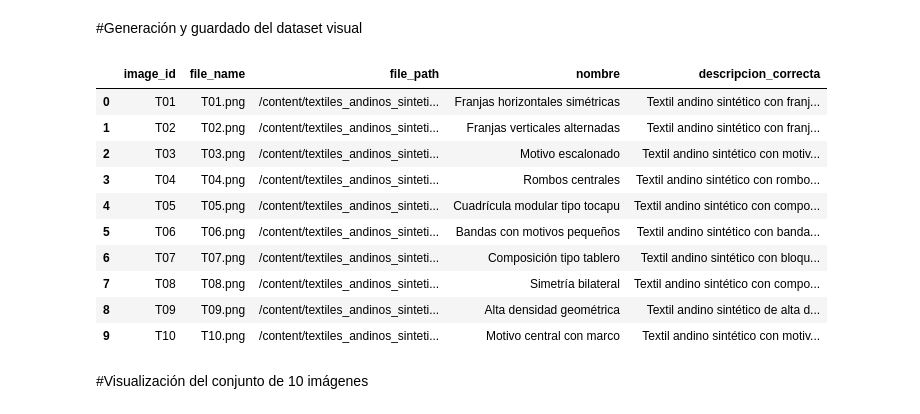
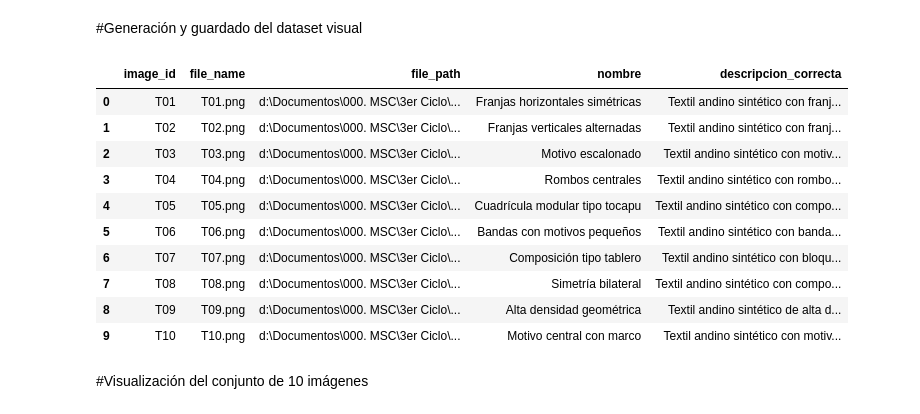
Before and after one commit to hsancheza90-art/mcc225-albef-textiles-andinos, a Jupyter notebook: notebooks/01_albef_openclip_textiles_retrieval.ipynb, the cells around one changed output. Drawn from its saved outputs; the diff is of its cells as text; code cells hidden in the pictures.

```diff
--- a/notebooks/01_albef_openclip_textiles_retrieval.ipynb
+++ b/notebooks/01_albef_openclip_textiles_retrieval.ipynb
@@ -351,44 +507,44 @@ generators = {
     "T06": make_T06,
     "T07": make_T07,
     "T08": make_T08,
     "T09": make_T09,
     "T10": make_T10,
 }
 
 records = []
 
 for item in dataset_specs:
     img_id = item["id"]
     nombre = item["nombre"]
     desc = item["desc"]
 
     img = generators[img_id]()
     fname = f"{img_id}.png"
-    fpath = os.path.join(IMG_DIR, fname)
+    fpath = os.path.join(IMAGES_DIR, fname)
     img.save(fpath)
 
     records.append({
         "image_id": img_id,
         "file_name": fname,
         "file_path": fpath,
         "nombre": nombre,
         "descripcion_correcta": desc
     })
 
 df = pd.DataFrame(records)
 df
 # %% [output]
 |  | image_id | file_name | file_path | nombre | descripcion_correcta |
-| 0 | T01 | T01.png | /content/textiles_andinos_sinteti... | Franjas horizontales simétricas | Textil andino sintético con franj... |
-| 1 | T02 | T02.png | /content/textiles_andinos_sinteti... | Franjas verticales alternadas | Textil andino sintético con franj... |
-| 2 | T03 | T03.png | /content/textiles_andinos_sinteti... | Motivo escalonado | Textil andino sintético con motiv... |
-| 3 | T04 | T04.png | /content/textiles_andinos_sinteti... | Rombos centrales | Textil andino sintético con rombo... |
-| 4 | T05 | T05.png | /content/textiles_andinos_sinteti... | Cuadrícula modular tipo tocapu | Textil andino sintético con compo... |
-| 5 | T06 | T06.png | /content/textiles_andinos_sinteti... | Bandas con motivos pequeños | Textil andino sintético con banda... |
-| 6 | T07 | T07.png | /content/textiles_andinos_sinteti... | Composición tipo tablero | Textil andino sintético con bloqu... |
-| 7 | T08 | T08.png | /content/textiles_andinos_sinteti... | Simetría bilateral | Textil andino sintético con compo... |
-| 8 | T09 | T09.png | /content/textiles_andinos_sinteti... | Alta densidad geométrica | Textil andino sintético de alta d... |
-| 9 | T10 | T10.png | /content/textiles_andinos_sinteti... | Motivo central con marco | Textil andino sintético con motiv... |
+| 0 | T01 | T01.png | d:\Documentos\000. MSC\3er Ciclo\... | Franjas horizontales simétricas | Textil andino sintético con franj... |
+| 1 | T02 | T02.png | d:\Documentos\000. MSC\3er Ciclo\... | Franjas verticales alternadas | Textil andino sintético con franj... |
+| 2 | T03 | T03.png | d:\Documentos\000. MSC\3er Ciclo\... | Motivo escalonado | Textil andino sintético con motiv... |
+| 3 | T04 | T04.png | d:\Documentos\000. MSC\3er Ciclo\... | Rombos centrales | Textil andino sintético con rombo... |
+| 4 | T05 | T05.png | d:\Documentos\000. MSC\3er Ciclo\... | Cuadrícula modular tipo tocapu | Textil andino sintético con compo... |
+| 5 | T06 | T06.png | d:\Documentos\000. MSC\3er Ciclo\... | Bandas con motivos pequeños | Textil andino sintético con banda... |
+| 6 | T07 | T07.png | d:\Documentos\000. MSC\3er Ciclo\... | Composición tipo tablero | Textil andino sintético con bloqu... |
+| 7 | T08 | T08.png | d:\Documentos\000. MSC\3er Ciclo\... | Simetría bilateral | Textil andino sintético con compo... |
+| 8 | T09 | T09.png | d:\Documentos\000. MSC\3er Ciclo\... | Alta densidad geométrica | Textil andino sintético de alta d... |
+| 9 | T10 | T10.png | d:\Documentos\000. MSC\3er Ciclo\... | Motivo central con marco | Textil andino sintético con motiv... |
 # %% [markdown]
 #Visualización del conjunto de 10 imágenes
 # %%
```
Also changed, not shown: parts of 101 cells of this notebook, 37 other files.
